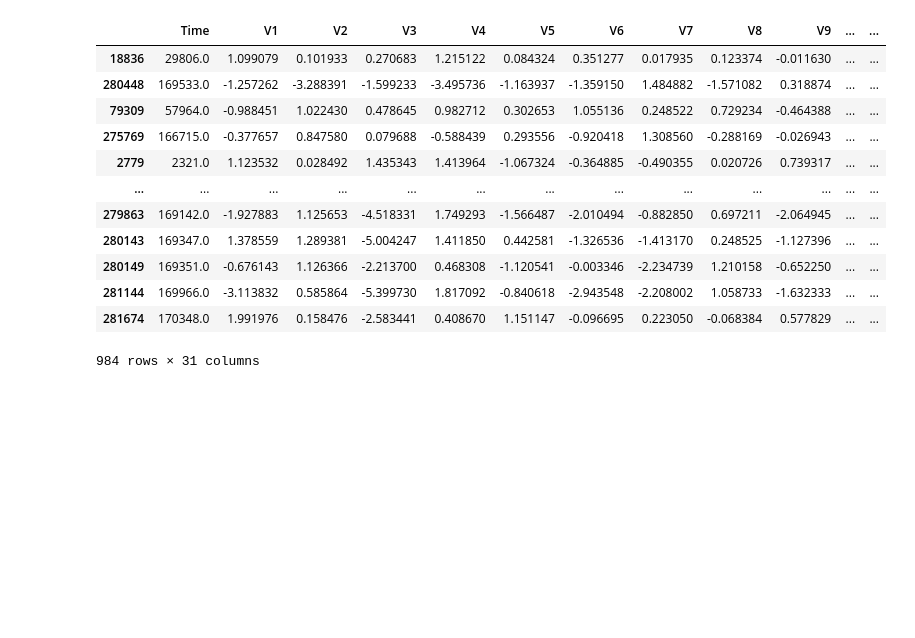
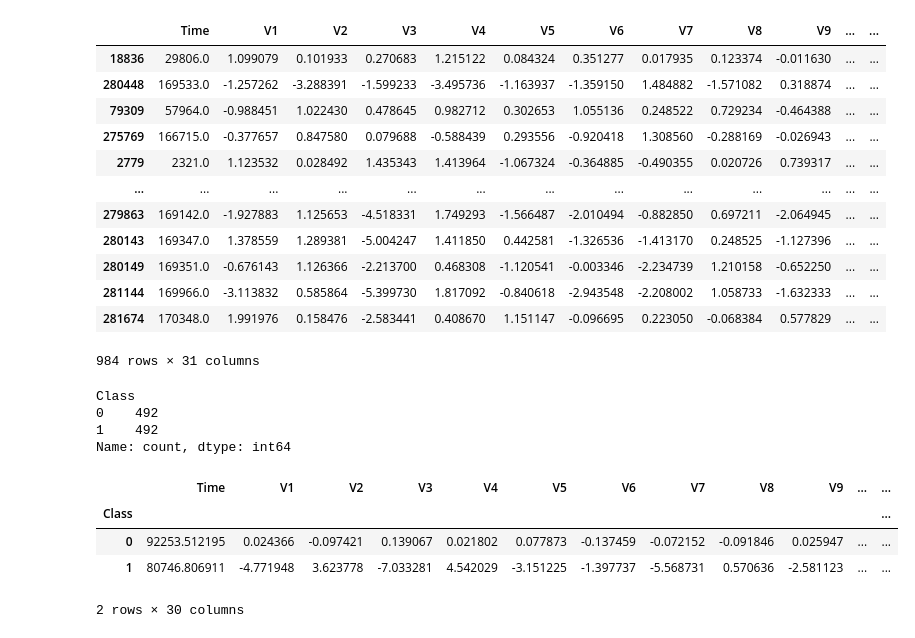
Before and after one commit to kamijoseph/credit_card_fraud_detection, a Jupyter notebook: credit_card_fraud_detection.ipynb, the cells around one changed output. Drawn from its saved outputs; the diff is of its cells as text; code cells hidden in the pictures; blank space fills up the shorter version.

```diff
--- a/credit_card_fraud_detection.ipynb
+++ b/credit_card_fraud_detection.ipynb
@@ -166,3 +166,18 @@ sampled_data
 | 281144 | 169966.0 | -3.113832 | 0.585864 | -5.399730 | 1.817092 | -0.840618 | -2.943548 | -2.208002 | 1.058733 | -1.632333 | ... | ... |
 | 281674 | 170348.0 | 1.991976 | 0.158476 | -2.583441 | 0.408670 | 1.151147 | -0.096695 | 0.223050 | -0.068384 | 0.577829 | ... | ... |
 984 rows × 31 columns
+# %%
+sampled_data['Class'].value_counts()
+# %% [output]
+Class
+0    492
+1    492
+Name: count, dtype: int64
+# %%
+sampled_data.groupby("Class").mean()
+# %% [output]
+|  | Time | V1 | V2 | V3 | V4 | V5 | V6 | V7 | V8 | V9 | ... | ... |
+| Class |  |  |  |  |  |  |  |  |  |  |  | ... |
+| 0 | 92253.512195 | 0.024366 | -0.097421 | 0.139067 | 0.021802 | 0.077873 | -0.137459 | -0.072152 | -0.091846 | 0.025947 | ... | ... |
+| 1 | 80746.806911 | -4.771948 | 3.623778 | -7.033281 | 4.542029 | -3.151225 | -1.397737 | -5.568731 | 0.570636 | -2.581123 | ... | ... |
+2 rows × 30 columns
```
Also changed, not shown: parts of 2 cells of this notebook.
